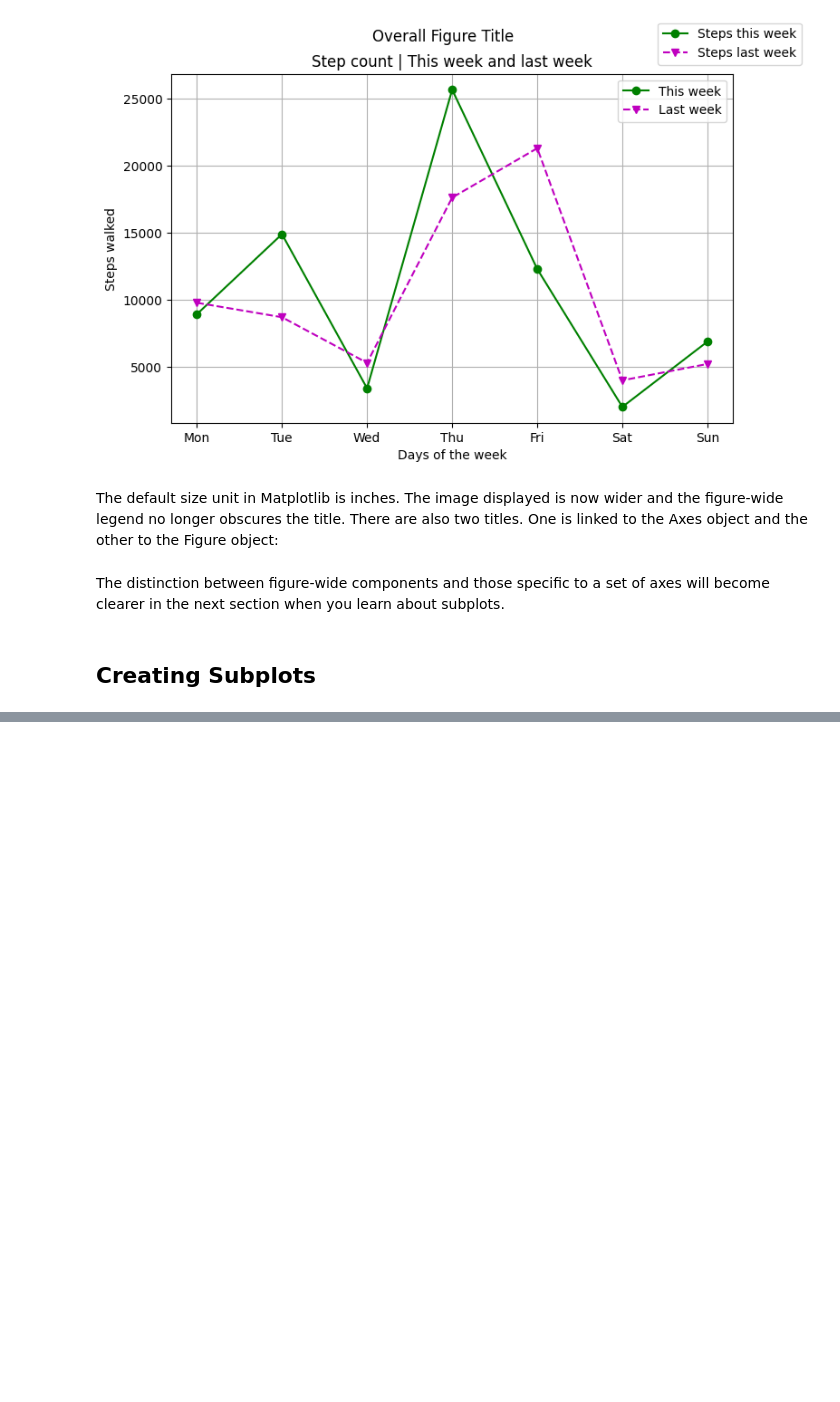
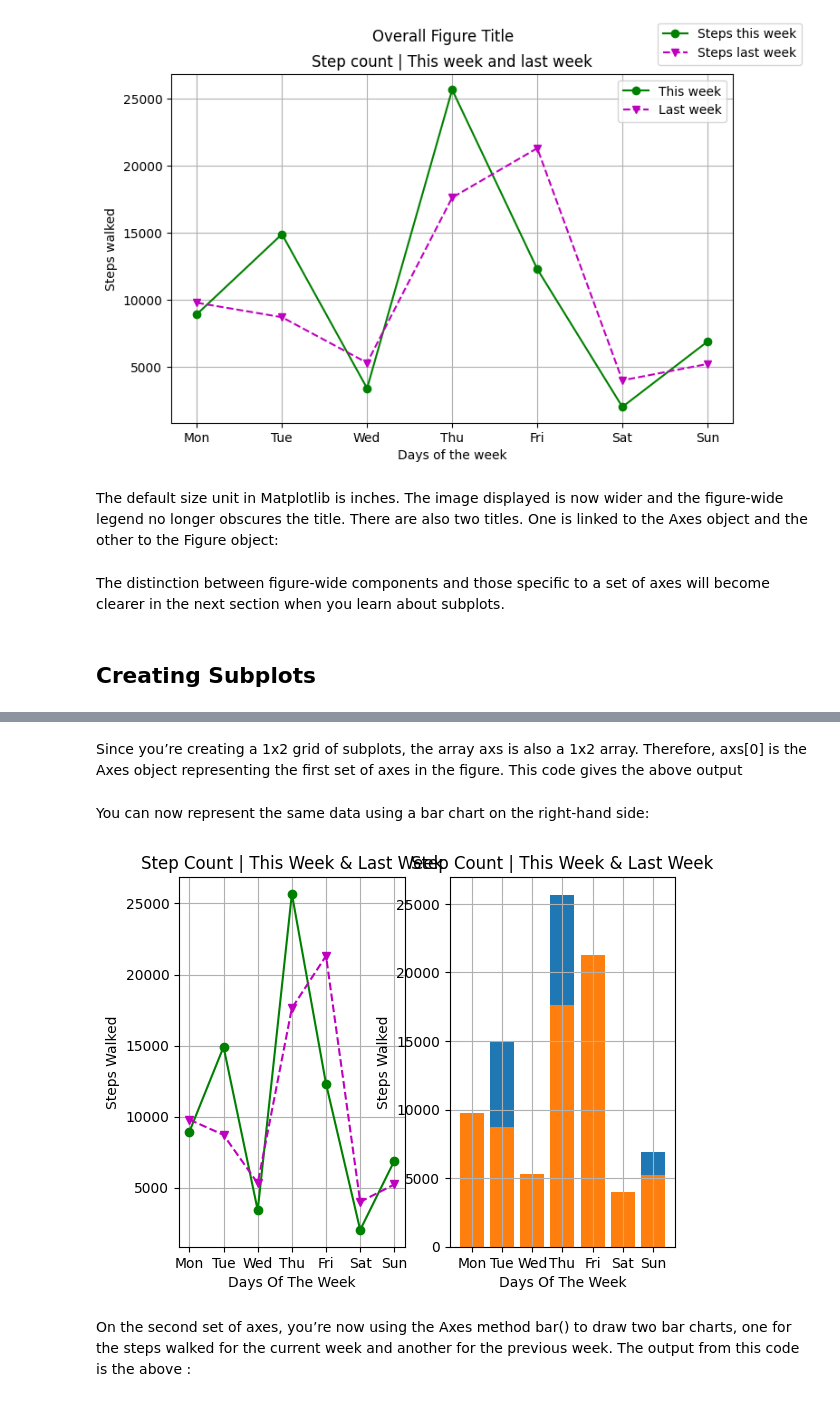
Before and after one commit to EfekanAlpsa/DataScientist-RoadMap, a Jupyter notebook: 3 - Pandas, Data Visualization/Matplotlib/Basics of Data Visualization in Python Using Matplotlib/Basics of Data Visualization in Python Using Matplotlib.ipynb, the cells around one changed output, grey strips where cells are left out. Saved outputs shown, nothing was run; the diff lists cells and outputs as text; code cells hidden in the pictures; blank space fills up the shorter version.

Commit message:
reorganized 5. part of Basic of Data Visualization Python Using Matplotlib

```diff
--- a/3 - Pandas, Data Visualization/Matplotlib/Basics of Data Visualization in Python Using Matplotlib/Basics of Data Visualization in Python Using Matplotlib.ipynb
+++ b/3 - Pandas, Data Visualization/Matplotlib/Basics of Data Visualization in Python Using Matplotlib/Basics of Data Visualization in Python Using Matplotlib.ipynb
@@ -371,0 +368,34 @@ You can now represent the same data using a bar chart on the right-hand side:
+# %% [markdown]
+Since you’re creating a 1x2 grid of subplots, the array axs is also a 1x2 array. Therefore, axs[0] is the Axes object representing the first set of axes in the figure. This code gives the above output
+# %% [markdown]
+You can now represent the same data using a bar chart on the right-hand side:
+# %%
+import matplotlib.pyplot as plt
+
+days = ["Mon", "Tue", "Wed", "Thu", "Fri", "Sat", "Sun"]
+steps_walked = [8934, 14902, 3409, 25672, 12300, 2023, 6890]
+steps_last_week = [9788, 8710, 5308, 17630, 21309, 4002, 5223]
+
+fig, axs = plt.subplots(1, 2)
+
+# Plot Line Chart
+axs[0].plot(days, steps_walked, "o-g")
+axs[0].plot(days, steps_last_week, "v--m")
+axs[0].set_title("Step Count | This Week & Last Week")
+axs[0].set_xlabel("Days Of The Week")
+axs[0].set_ylabel("Steps Walked")
+axs[0].grid(True)
+
+# Plot Bar Chart
+axs[1].bar(days, steps_walked)
+axs[1].bar(days, steps_last_week)
+axs[1].set_title("Step Count | This Week & Last Week")
+axs[1].set_xlabel("Days Of The Week")
+axs[1].set_ylabel("Steps Walked")
+axs[1].grid(True)
+
+plt.show()
+# %% [output]
+[figure, added]
+# %% [markdown]
+On the second set of axes, you’re now using the Axes method bar() to draw two bar charts, one for the steps walked for the current week and another for the previous week. The output from this code is the above :
```
Also changed, not shown: parts of 13 cells of this notebook.
